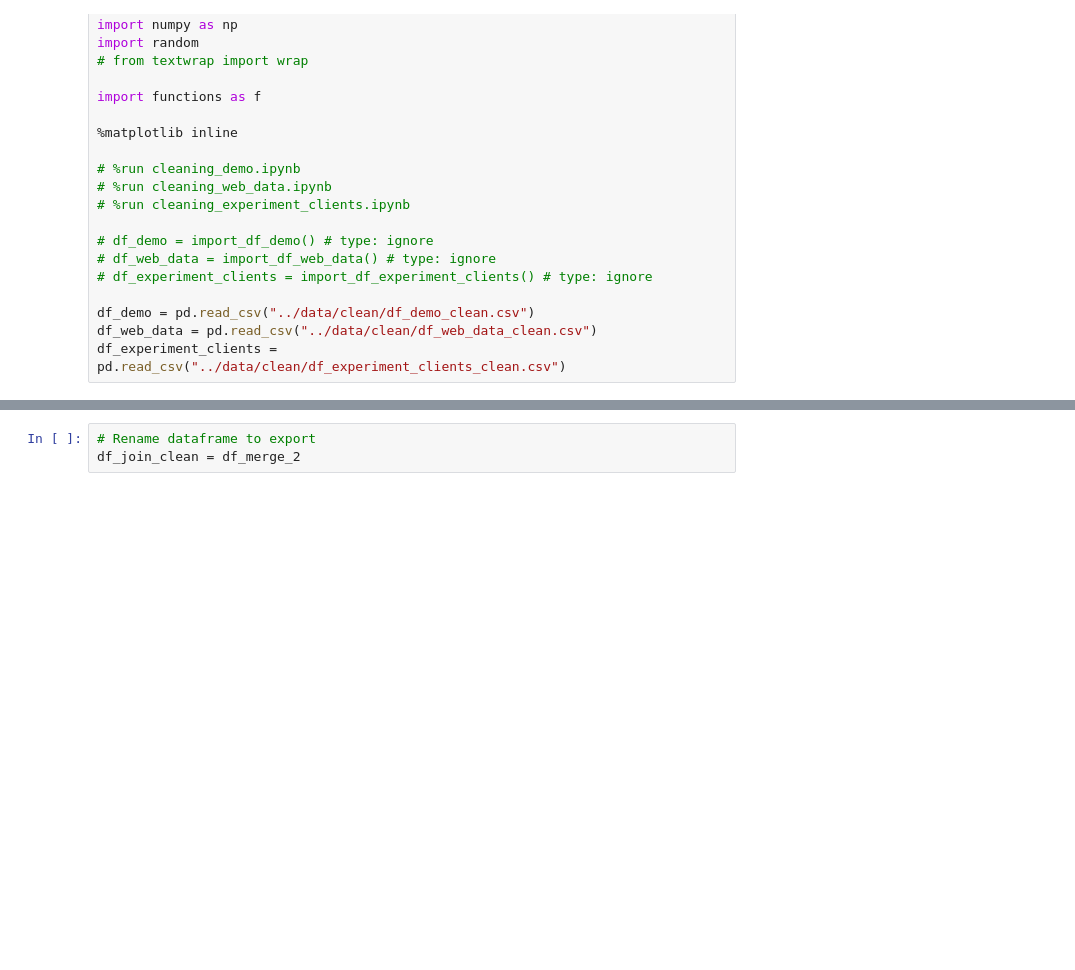
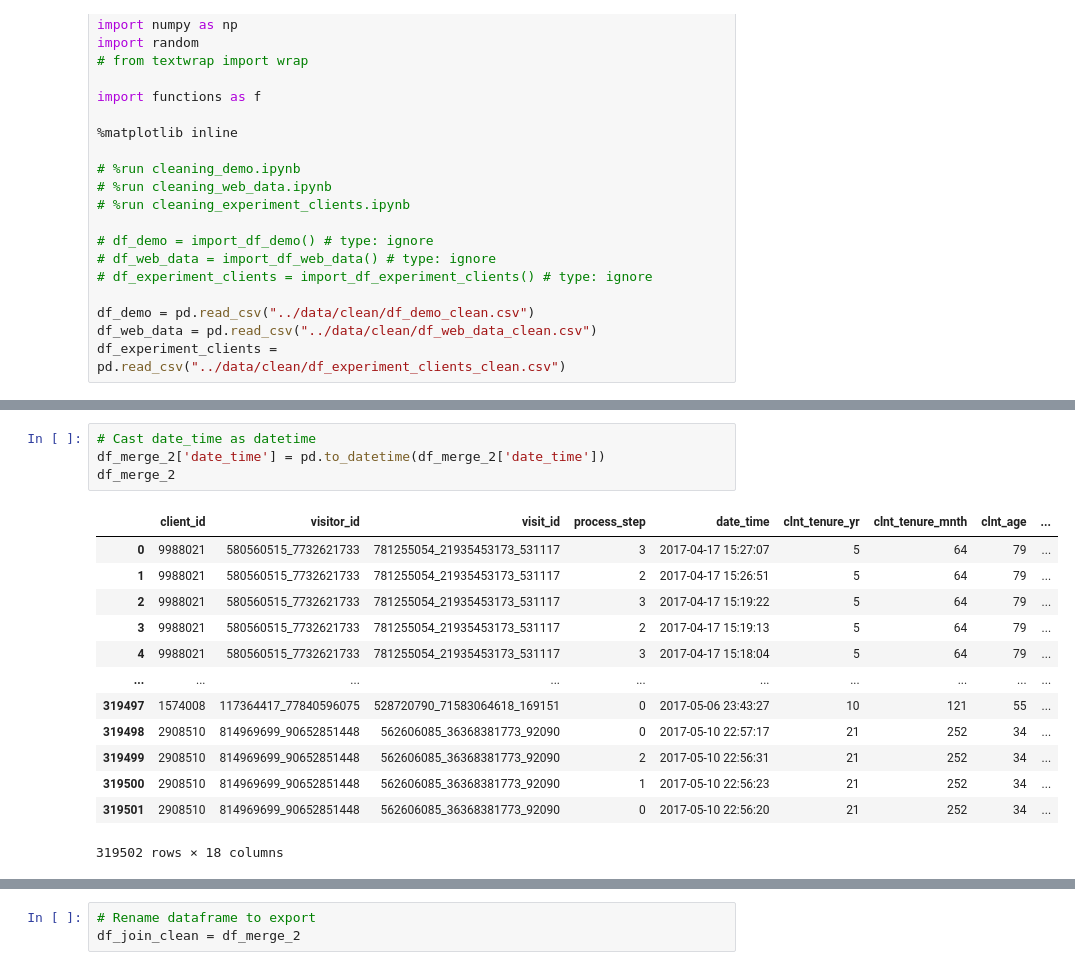
Before and after one commit to ricgolding/second-project-eda-inf-stats, a Jupyter notebook: notebooks/cleaning_join_all.ipynb, the cells around one changed output, grey strips where cells are left out. Cells and saved outputs as stored; diff of their text form; blank space fills up the shorter version.

```diff
--- a/notebooks/cleaning_join_all.ipynb
+++ b/notebooks/cleaning_join_all.ipynb
@@ -63,0 +172,18 @@ df_merge_2
+# %%
+# Cast date_time as datetime
+df_merge_2['date_time'] = pd.to_datetime(df_merge_2['date_time'])
+df_merge_2
+# %% [output]
+|  | client_id | visitor_id | visit_id | process_step | date_time | clnt_tenure_yr | clnt_tenure_mnth | clnt_age | ... |
+| 0 | 9988021 | 580560515_7732621733 | 781255054_21935453173_531117 | 3 | 2017-04-17 15:27:07 | 5 | 64 | 79 | ... |
+| 1 | 9988021 | 580560515_7732621733 | 781255054_21935453173_531117 | 2 | 2017-04-17 15:26:51 | 5 | 64 | 79 | ... |
+| 2 | 9988021 | 580560515_7732621733 | 781255054_21935453173_531117 | 3 | 2017-04-17 15:19:22 | 5 | 64 | 79 | ... |
+| 3 | 9988021 | 580560515_7732621733 | 781255054_21935453173_531117 | 2 | 2017-04-17 15:19:13 | 5 | 64 | 79 | ... |
+| 4 | 9988021 | 580560515_7732621733 | 781255054_21935453173_531117 | 3 | 2017-04-17 15:18:04 | 5 | 64 | 79 | ... |
+| ... | ... | ... | ... | ... | ... | ... | ... | ... | ... |
+| 319497 | 1574008 | 117364417_77840596075 | 528720790_71583064618_169151 | 0 | 2017-05-06 23:43:27 | 10 | 121 | 55 | ... |
+| 319498 | 2908510 | 814969699_90652851448 | 562606085_36368381773_92090 | 0 | 2017-05-10 22:57:17 | 21 | 252 | 34 | ... |
+| 319499 | 2908510 | 814969699_90652851448 | 562606085_36368381773_92090 | 2 | 2017-05-10 22:56:31 | 21 | 252 | 34 | ... |
+| 319500 | 2908510 | 814969699_90652851448 | 562606085_36368381773_92090 | 1 | 2017-05-10 22:56:23 | 21 | 252 | 34 | ... |
+| 319501 | 2908510 | 814969699_90652851448 | 562606085_36368381773_92090 | 0 | 2017-05-10 22:56:20 | 21 | 252 | 34 | ... |
+319502 rows × 18 columns
```
Also changed, not shown: parts of 9 cells of this notebook, 3 other files.
